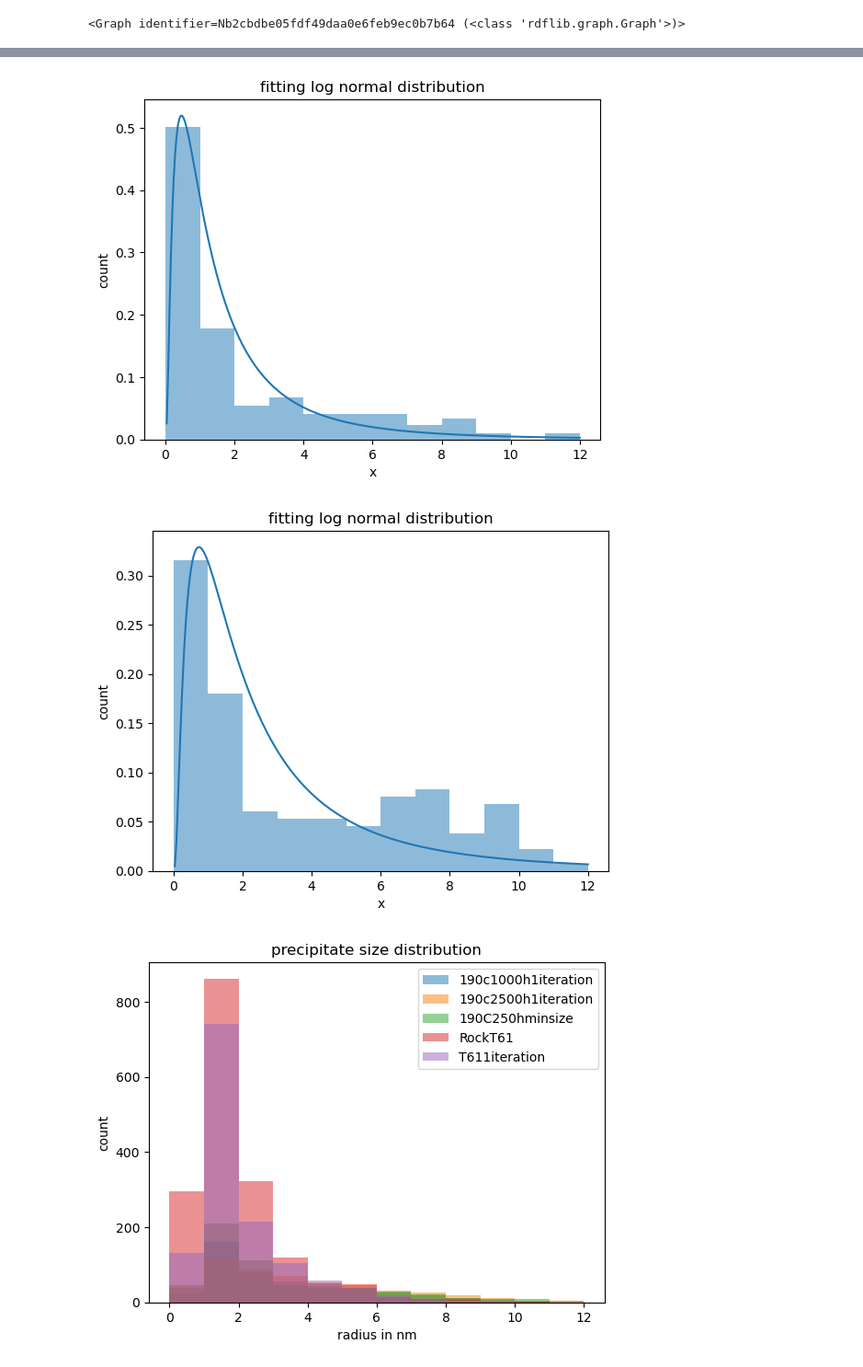
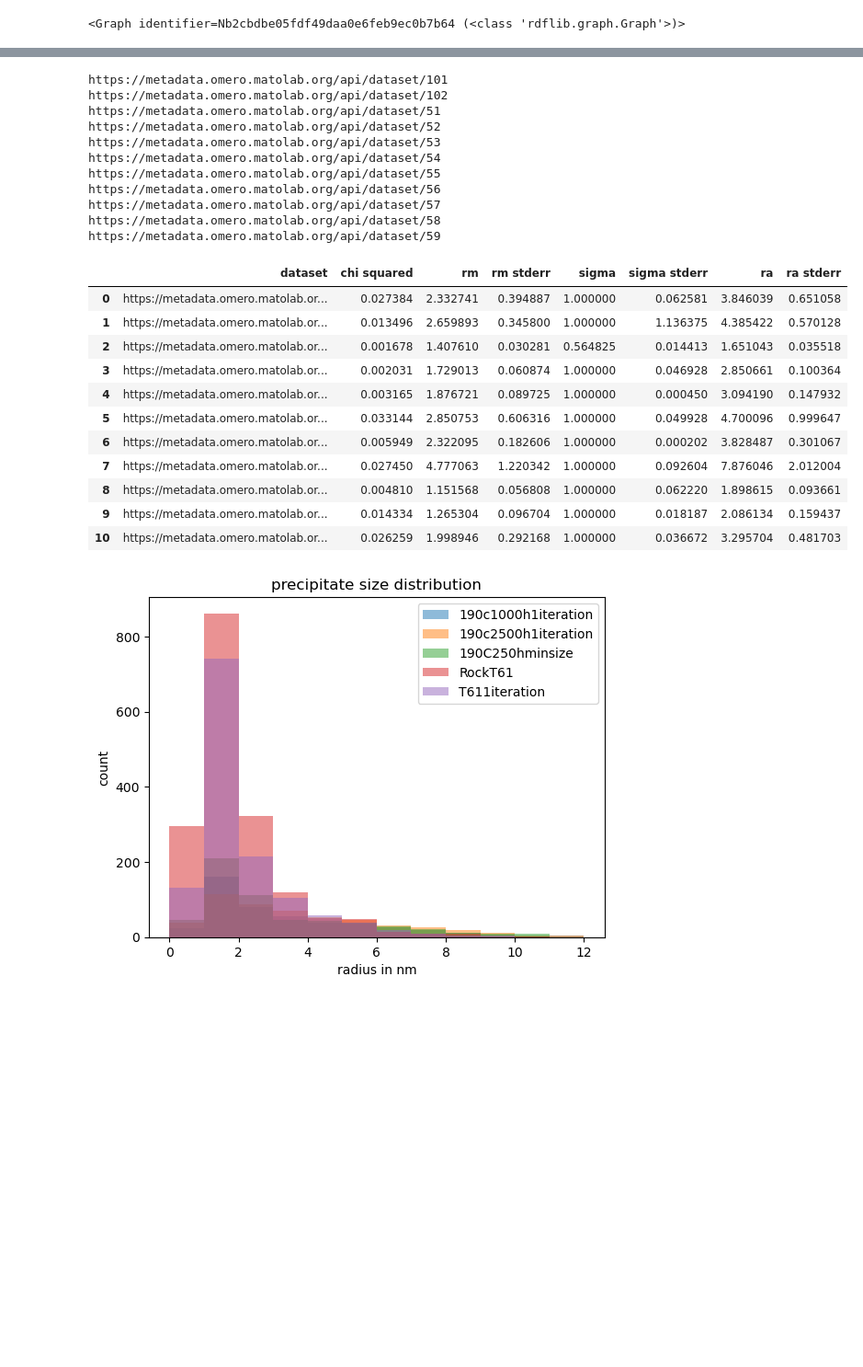
Before and after one commit to BAMresearch/DF-TEM-PAW, a Jupyter notebook: analyse_precepitates_data.ipynb, the cells around one changed output, grey strips where cells are left out. Shown: that part at 92% size. Drawn from its saved outputs; the diff is of its cells as text; code cells hidden in the pictures; blank space fills up the shorter version.

Commit message:
calculation done -> output to fit_results.csv

```diff
--- a/analyse_precepitates_data.ipynb
+++ b/analyse_precepitates_data.ipynb
@@ -104,7 +104,7 @@ for dataset, content in data_dict.items():
     pysicalsizes[dataset]=df
 # %%
 # reshape countour data and calculate the polygon properties centroid, area
-results=dict()
+poly_dict=dict()
 for dataset, content in data_dict.items():
     contour_list=list()
     for record in content:
@@ -131,12 +131,17 @@ for dataset, content in data_dict.items():
         mean_radius = sum(distances) / len(distances)
         polygon_props.append({'area': polygon.area, 'centroid': polygon.centroid, 'mean_radius': mean_radius })
     df=pd.DataFrame(polygon_props)
-    results[dataset]=df
+    poly_dict[dataset]=df
 # %%
 # create histogram and fit distrbution to found polygon areas
-for dataset, dataframe in results.items():
+fits=list()
+for dataset, dataframe in poly_dict.items():
+    print(dataset)
     #histogram=get_histogram(dataframe['mean_radius'],plot_result=True)
     histogram=get_histogram(dataframe['mean_radius'])
-    fit_log_distribution(histogram['center'],histogram['norm'],plot_result=True)
-    #break
+    #fit_log_distribution(histogram['center'],histogram['norm'],plot_result=True)
+    record={**{'dataset': dataset},**fit_log_distribution(histogram['center'],histogram['norm'])}
+    record.pop('fit')
+    fits.append({**{'dataset': dataset},**record})
+pd.DataFrame(fits)
 # %% [output]
@@ -152,5 +148,26 @@ for dataset, dataframe in results.items():
-[figure, removed]
-[figure, removed]
+https://metadata.omero.matolab.org/api/dataset/101
+https://metadata.omero.matolab.org/api/dataset/102
+https://metadata.omero.matolab.org/api/dataset/51
+https://metadata.omero.matolab.org/api/dataset/52
+https://metadata.omero.matolab.org/api/dataset/53
+https://metadata.omero.matolab.org/api/dataset/54
+https://metadata.omero.matolab.org/api/dataset/55
+https://metadata.omero.matolab.org/api/dataset/56
+https://metadata.omero.matolab.org/api/dataset/57
+https://metadata.omero.matolab.org/api/dataset/58
+https://metadata.omero.matolab.org/api/dataset/59
+|  | dataset | chi squared | rm | rm stderr | sigma | sigma stderr | ra | ra stderr |
+| 0 | https://metadata.omero.matolab.or... | 0.027384 | 2.332741 | 0.394887 | 1.000000 | 0.062581 | 3.846039 | 0.651058 |
+| 1 | https://metadata.omero.matolab.or... | 0.013496 | 2.659893 | 0.345800 | 1.000000 | 1.136375 | 4.385422 | 0.570128 |
+| 2 | https://metadata.omero.matolab.or... | 0.001678 | 1.407610 | 0.030281 | 0.564825 | 0.014413 | 1.651043 | 0.035518 |
+| 3 | https://metadata.omero.matolab.or... | 0.002031 | 1.729013 | 0.060874 | 1.000000 | 0.046928 | 2.850661 | 0.100364 |
+| 4 | https://metadata.omero.matolab.or... | 0.003165 | 1.876721 | 0.089725 | 1.000000 | 0.000450 | 3.094190 | 0.147932 |
+| 5 | https://metadata.omero.matolab.or... | 0.033144 | 2.850753 | 0.606316 | 1.000000 | 0.049928 | 4.700096 | 0.999647 |
+| 6 | https://metadata.omero.matolab.or... | 0.005949 | 2.322095 | 0.182606 | 1.000000 | 0.000202 | 3.828487 | 0.301067 |
+| 7 | https://metadata.omero.matolab.or... | 0.027450 | 4.777063 | 1.220342 | 1.000000 | 0.092604 | 7.876046 | 2.012004 |
+| 8 | https://metadata.omero.matolab.or... | 0.004810 | 1.151568 | 0.056808 | 1.000000 | 0.062220 | 1.898615 | 0.093661 |
+| 9 | https://metadata.omero.matolab.or... | 0.014334 | 1.265304 | 0.096704 | 1.000000 | 0.018187 | 2.086134 | 0.159437 |
+| 10 | https://metadata.omero.matolab.or... | 0.026259 | 1.998946 | 0.292168 | 1.000000 | 0.036672 | 3.295704 | 0.481703 |
 # %%
 def get_histogram(y,min_x=0,max_x=12.0,bin_width=1.0,x_label='x',plot_result=False) -> pd.DataFrame:
     num_bins=int((max_x-min_x)/bin_width)
```
Also changed, not shown: parts of 1 cell of this notebook, 2 other files.
